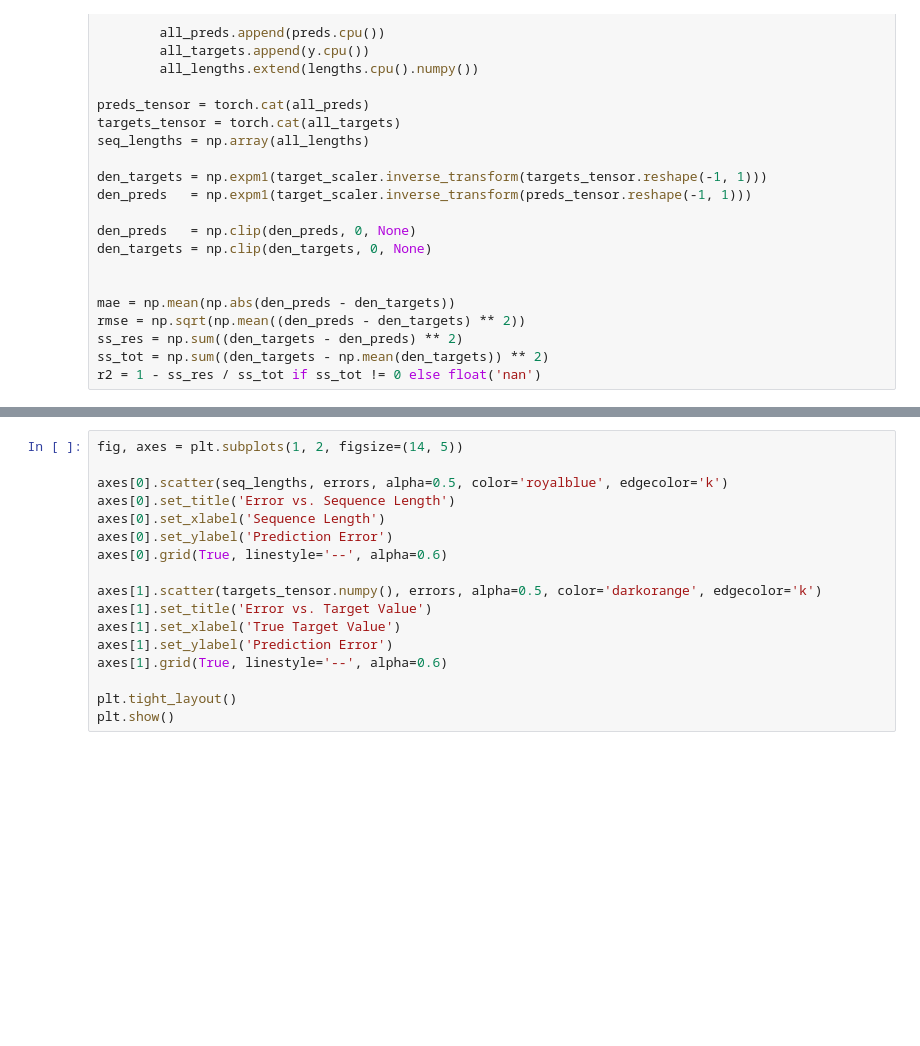
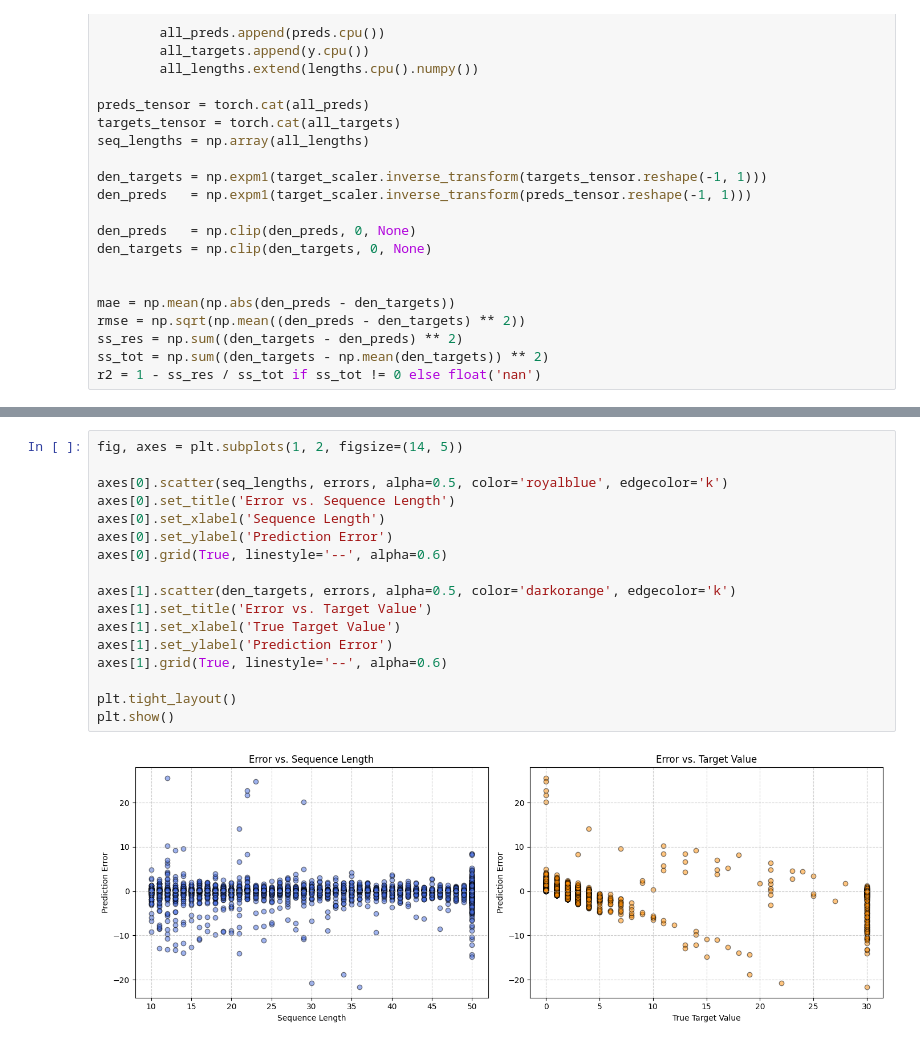
Before and after one commit to bardologia/bardologia-rental-churn-2, a Jupyter notebook: results.ipynb, the cells around one changed output, grey strips where cells are left out. Drawn from its saved outputs; the diff is of its cells as text; blank space fills up the shorter version.

Commit message:
Target clamping and more logging

```diff
--- a/results.ipynb
+++ b/results.ipynb
@@ -121,20 +178,22 @@ plt.show()
 # %%
 fig, axes = plt.subplots(1, 2, figsize=(14, 5))
 
 axes[0].scatter(seq_lengths, errors, alpha=0.5, color='royalblue', edgecolor='k')
 axes[0].set_title('Error vs. Sequence Length')
 axes[0].set_xlabel('Sequence Length')
 axes[0].set_ylabel('Prediction Error')
 axes[0].grid(True, linestyle='--', alpha=0.6)
 
-axes[1].scatter(targets_tensor.numpy(), errors, alpha=0.5, color='darkorange', edgecolor='k')
+axes[1].scatter(den_targets, errors, alpha=0.5, color='darkorange', edgecolor='k')
 axes[1].set_title('Error vs. Target Value')
 axes[1].set_xlabel('True Target Value')
 axes[1].set_ylabel('Prediction Error')
 axes[1].grid(True, linestyle='--', alpha=0.6)
 
 plt.tight_layout()
 plt.show()
+# %% [output]
+[figure, added]
 # %%
 plt.figure(figsize=(7, 6))
 plt.scatter(den_targets, den_preds, alpha=0.5, color='mediumseagreen', edgecolor='k')
```
Also changed, not shown: parts of 10 cells of this notebook, 3 other files.
